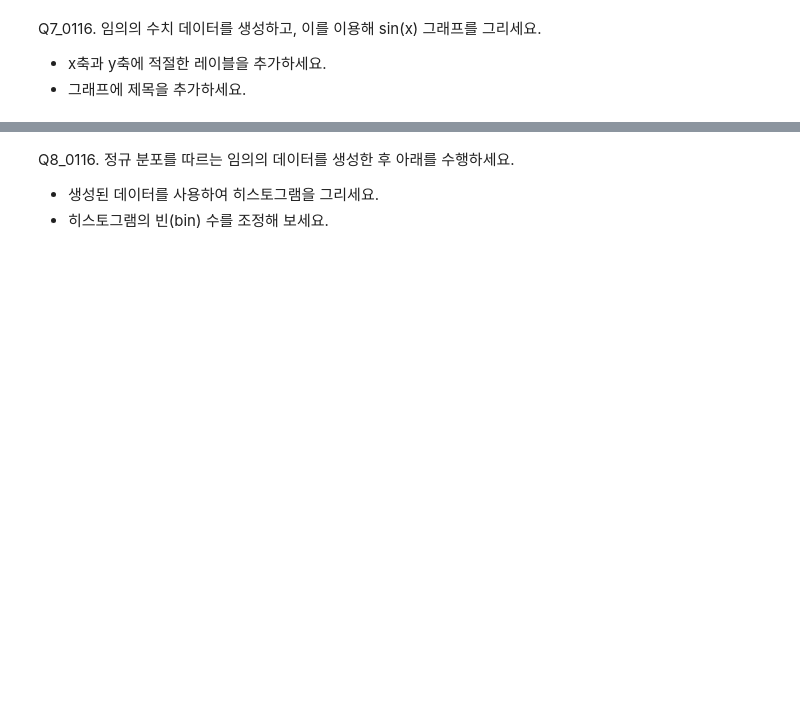
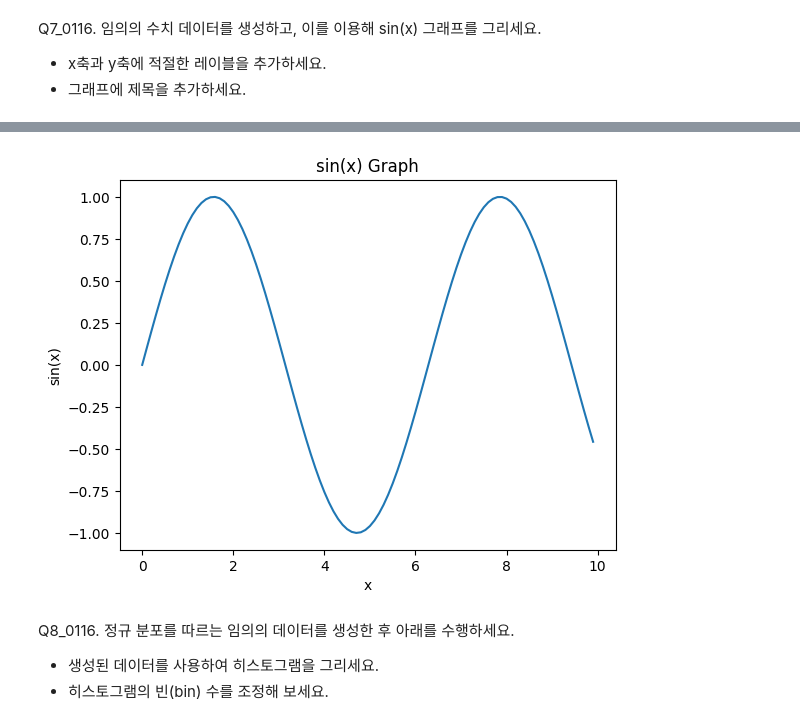
Before and after one commit to CrayonHanChan/kita_231026, a Jupyter notebook: m3_분석라이브러리/visualization/시각화1.ipynb, the cells around one changed output, grey strips where cells are left out. Cells and saved outputs as stored; diff of their text form; code cells hidden in the pictures; blank space fills up the shorter version.

```diff
--- a/m3_분석라이브러리/visualization/시각화1.ipynb
+++ b/m3_분석라이브러리/visualization/시각화1.ipynb
@@ -984,3 +1057,16 @@ Q7_0116. 임의의 수치 데이터를 생성하고, 이를 이용해 sin(x) 그
+# %%
+# Q7_0116 성민님 솔루션
+x = np.arange(0, 10, 0.1)
+
+y = np.sin(x)
+
+plt.plot(x, y)
+plt.xlabel('x')
+plt.ylabel('sin(x)')
+plt.title('sin(x) Graph')
+plt.show()
+# %% [output]
+[figure, added]
 # %% [markdown]
 Q8_0116. 정규 분포를 따르는 임의의 데이터를 생성한 후 아래를 수행하세요.
 - 생성된 데이터를 사용하여 히스토그램을 그리세요.
```
Also changed, not shown: parts of 25 cells of this notebook, 3 other files.
